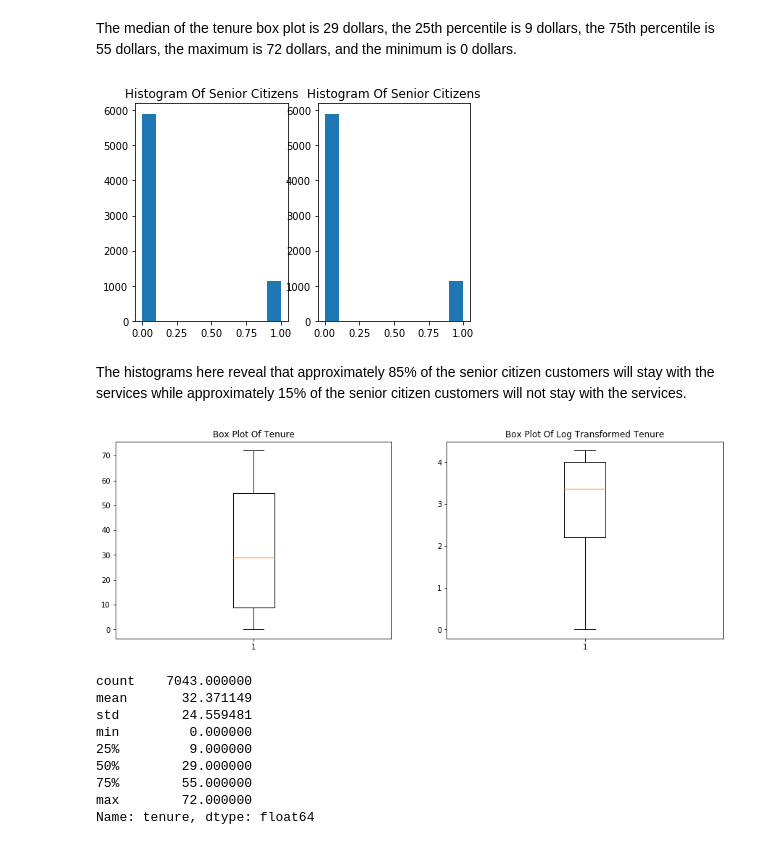
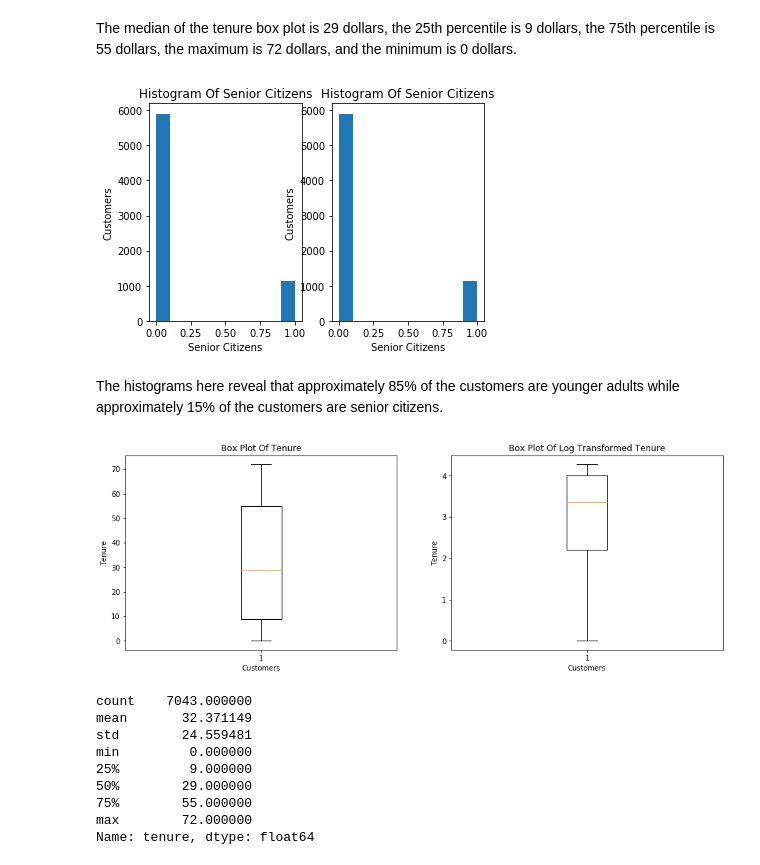
Before and after one commit to Avalon1000/Thinkful, a Jupyter notebook: Module 29.ipynb, the cells around one changed output. Saved outputs shown, nothing was run; the diff lists cells and outputs as text; code cells hidden in the pictures.

```diff
--- a/Module 29.ipynb
+++ b/Module 29.ipynb
@@ -279,20 +278,24 @@ Name: tenure, dtype: float64
 # %% [markdown]
 The median of the tenure box plot is 29 dollars, the 25th percentile is 9 dollars, the 75th percentile is 55 dollars, the maximum is 72 dollars, and the minimum is 0 dollars.
 # %%
-# Two histograms regarding senior citizens and churn
+# Two histograms regarding senior citizens
 
 plt.subplot(1,2,1)
 plt.hist(df["SeniorCitizen"])
 plt.title("Histogram Of Senior Citizens")
+plt.xlabel("Senior Citizens")
+plt.ylabel("Customers")
 
 plt.subplot(1,2,2)
 plt.hist(df["SeniorCitizen"])
 plt.title("Histogram Of Senior Citizens")
+plt.xlabel("Senior Citizens")
+plt.ylabel("Customers")
 plt.show()
 # %% [output]
-[figure, old version]
+[figure, new version]
 # %% [markdown]
-The histograms here reveal that approximately 85% of the senior citizen customers will stay with the services while approximately 15% of the senior citizen customers will not stay with the services.
+The histograms here reveal that approximately 85% of the customers are younger adults while approximately 15% of the customers are senior citizens.
 # %%
 # Box plots of tenure and log transformed tenure
 
@@ -300,14 +303,18 @@ plt.figure(figsize = (15,5))
 
 plt.subplot(1,2,1)
 plt.boxplot(df["tenure"])
+plt.xlabel("Customers")
+plt.ylabel("Tenure")
 plt.title("Box Plot Of Tenure")
 
 plt.subplot(1,2,2)
 plt.boxplot(np.log(df["tenure"]))
+plt.xlabel("Customers")
+plt.ylabel("Tenure")
 plt.title("Box Plot Of Log Transformed Tenure")
 plt.show()
 # %% [output]
-[figure, old version]
+[figure, new version]
 # %%
 df["tenure"].describe()
 # %% [output]
```
Also changed, not shown: parts of 87 cells of this notebook.
